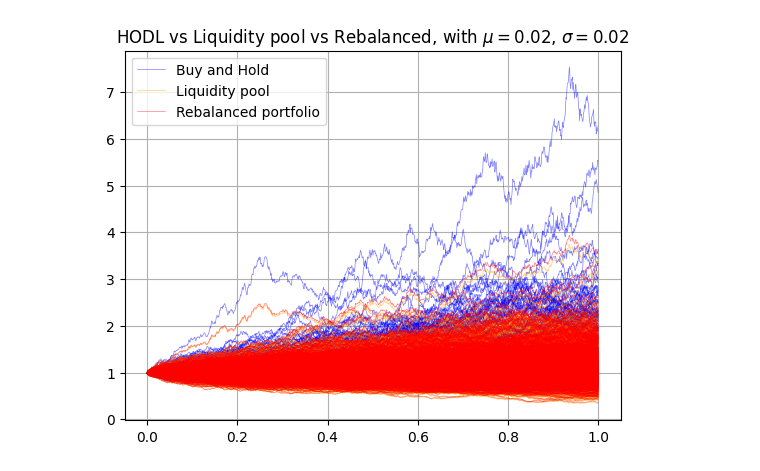
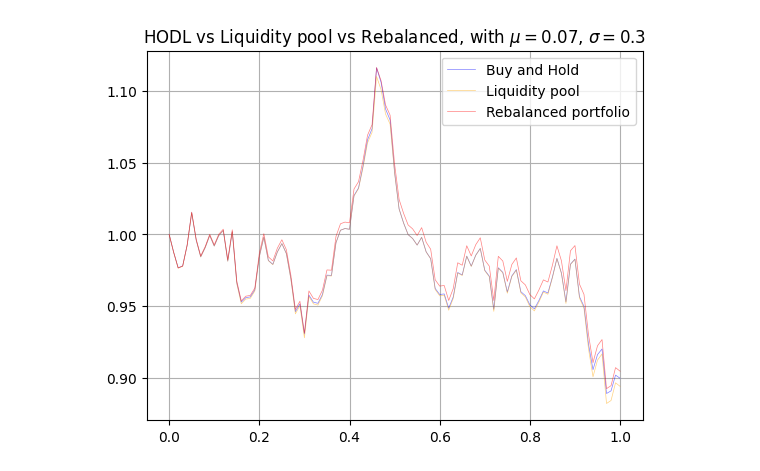
Before and after one commit to JensGBG/idea-mve745, a Jupyter notebook: simulation_workbench_3.ipynb, the cells around one changed output. Drawn from its saved outputs; the diff is of its cells as text; code cells hidden in the pictures.

Commit message:
simulations

```diff
--- a/simulation_workbench_3.ipynb
+++ b/simulation_workbench_3.ipynb
@@ -2,15 +2,15 @@
 import numpy as np
 import matplotlib.pyplot as plt
 # %%
-dt = 0.001
+dt = 0.01
 T = 1
 t_array = np.arange(0, T+dt, dt)
 
-mu = 0.02
-sigma = 0.02
+mu = 0.07
+sigma = 0.3
 S_0 = 100
 
-def simulate_gbm(mu, sigma, dt=0.01, T=1, S_0=100):
+def simulate_gbm_OLD(mu, sigma, dt=0.01, T=1, S_0=100):
     t_array = np.arange(0, T+dt, dt)
     z_rand = np.random.normal(loc=0, scale=1, size=len(t_array))
     wienner_process = z_rand.cumsum()
@@ -19,11 +19,57 @@ def simulate_gbm(mu, sigma, dt=0.01, T=1, S_0=100):
     gbm = S_0*np.exp(drift_arr + sigma*wienner_process)
     return gbm
 
+
+def simulate_gbm(mu, sigma, t_array=None, dt=0.01, T=1, S_0=100):
+    """
+    Simulate a single path of Geometric Brownian Motion (GBM).
+
+    Parameters
+    ----------
+    mu : float
+        Drift coefficient (expected return)
+    sigma : float
+        Volatility coefficient
+    t_array : array-like or None
+        Optional. If provided, time points at which to simulate GBM.
+        If None, generates np.arange(0, T + dt, dt).
+    dt : float
+        Time step size
+    T : float
+        Total simulation time
+    S_0 : float
+        Initial value (e.g., starting stock price)
+
+    Returns
+    -------
+    t : np.ndarray
+        Time array from 0 to T
+    S : np.ndarray
+        Simulated GBM values corresponding to t
+    """
+
+    # Use provided t_array or generate one
+    if t_array is None:
+        t_array = np.arange(0, T + dt, dt)
+    else:
+        dt = np.diff(t_array).mean()
+
+    n_steps = len(t_array)
+    # Generate random normal increments for Brownian motion
+    dW = np.random.normal(0, np.sqrt(dt), size=n_steps - 1)
+    W = np.concatenate(([0], np.cumsum(dW)))
+
+    # Analytical GBM solution
+    S = S_0 * np.exp((mu - 0.5 * sigma**2) * t_array + sigma * W)
+
+    return S
+
+
 c = 100
 w_1 = 0.5
 w_0 = 1 - w_1
 
-N = 1000
+N = 1
 gbms = [simulate_gbm(mu=mu, sigma=sigma, dt=dt, T=T, S_0=S_0) for i in range(N)]
 gbm_matrix = np.vstack(gbms).T
 gbm_matrix = gbm_matrix / gbm_matrix[0]
@@ -42,32 +88,32 @@ plt.plot(t_array, buy_n_hold_matrix[:, -1], color='blue', alpha=alpha, linewidth
 #plt.hlines(y=1+np.log(gbms[-1][-1]/gbms[-1][0]), xmin=0, xmax=T)
 
 s_matrix = c * 1/(w_0*w_1) * gbm_matrix**w_1
 s_matrix = s_matrix / s_matrix[0]
 
 for i in range(s_matrix.shape[1]-1):
     s = s_matrix[:, i]
     plt.plot(t_array, s, alpha=alpha, linewidth=linewidth, color='orange')
 plt.plot(t_array, s_matrix[:, -1], alpha=alpha, linewidth=linewidth, color='orange', label='Liquidity pool')
 
 gbm_returns_matrix = gbm_matrix[1:] / gbm_matrix[:-1]
 rebalance_log_returns = np.log(w_1*gbm_returns_matrix + w_0)
 
 rebalance_matrix = np.full(shape=gbm_matrix.shape, fill_value=np.log(100))
 
 rebalance_matrix[1:] = rebalance_log_returns
 rebalance_matrix = np.cumsum(rebalance_matrix, axis=0)
 rebalance_matrix = np.exp(rebalance_matrix)
 rebalance_matrix = rebalance_matrix / rebalance_matrix[0]
 
 for i in range(rebalance_matrix.shape[1]-1):
     X = rebalance_matrix[:, i]
     plt.plot(t_array, X, alpha=alpha, linewidth=linewidth, color='red')
 plt.plot(t_array, rebalance_matrix[:, -1], alpha=alpha, linewidth=linewidth, color='red', label='Rebalanced portfolio')
 
 plt.title(f"HODL vs Liquidity pool vs Rebalanced, with $\mu = ${mu}, $\sigma = ${sigma}")
 plt.grid()
 plt.legend()
 plt.show()
 # %% [output]
-[figure, old version]
+[figure, new version]
 # %%
```
Also changed, not shown: parts of 2 cells of this notebook.
